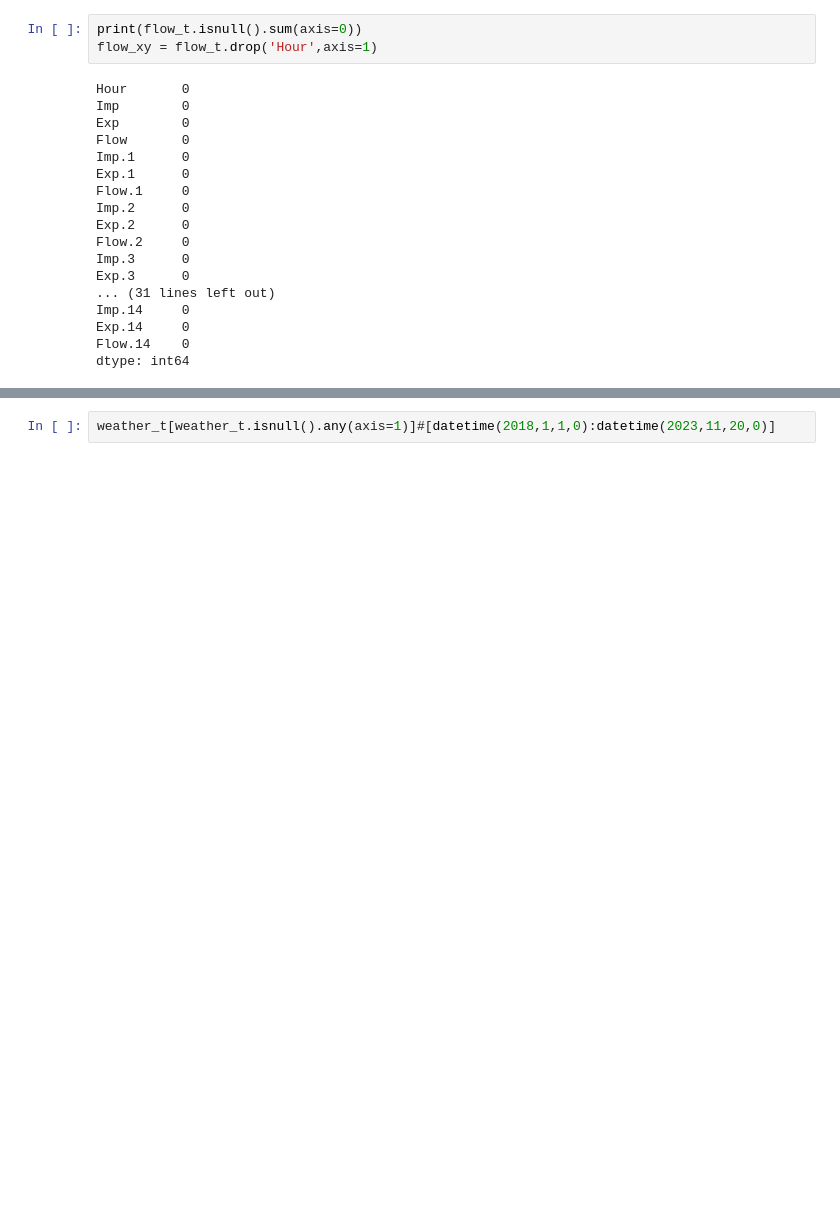
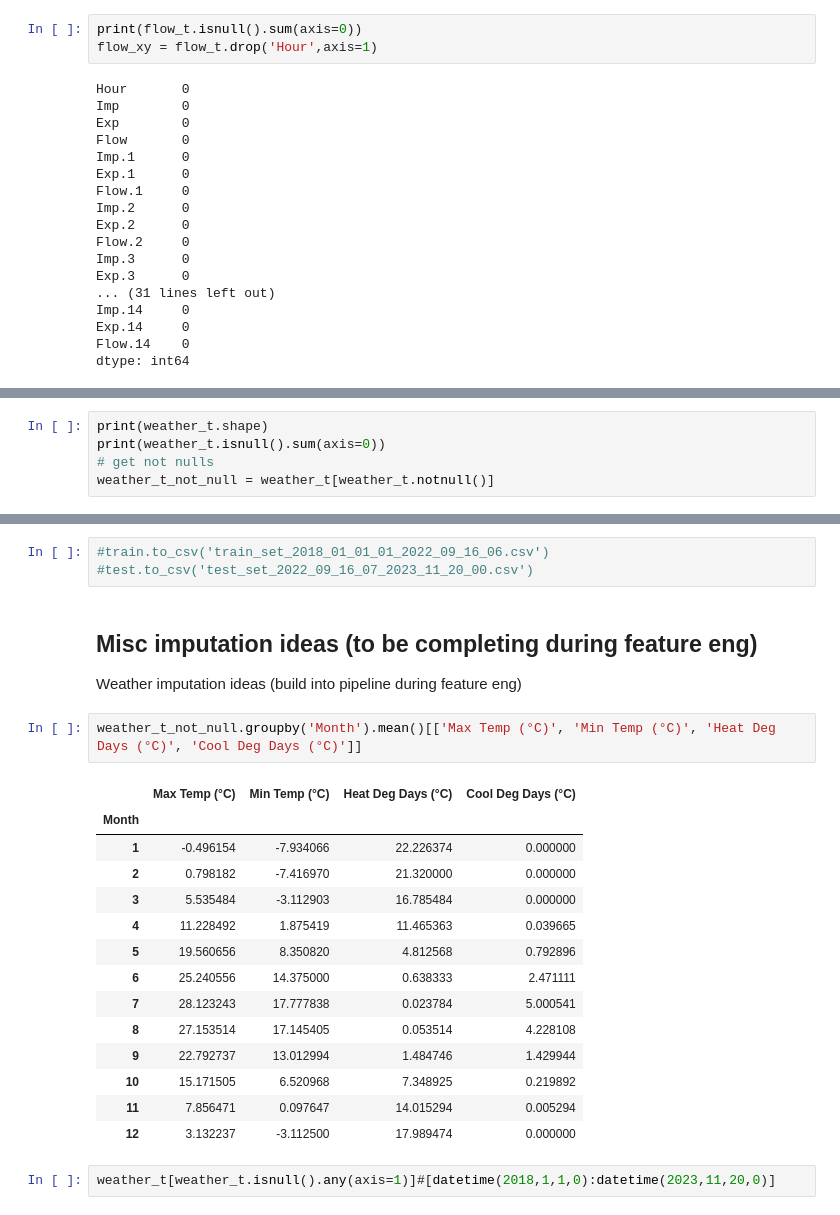
Before and after one commit to KeaganHRankin/cloud_ml_proj, a Jupyter notebook: data/power_eda.ipynb, the cells around one changed output, grey strips where cells are left out. Cells and saved outputs as stored; diff of their text form; blank space fills up the shorter version.

```diff
--- a/data/power_eda.ipynb
+++ b/data/power_eda.ipynb
@@ -489,3 +491,8 @@ weather imputation tasks:
 - input temperatures and HDD/CDD using the mean value for the month.
 - input rain, snow using total precip - other if possible, assume zero if not.
 - input wind direction and speed using K-NN imputation (as we don't have good priors on these values)
+# %%
+print(weather_t.shape)
+print(weather_t.isnull().sum(axis=0))
+# get not nulls
+weather_t_not_null = weather_t[weather_t.notnull()]
@@ -517,3 +573,26 @@ dtype: int64
+# %%
+#train.to_csv('train_set_2018_01_01_01_2022_09_16_06.csv')
+#test.to_csv('test_set_2022_09_16_07_2023_11_20_00.csv')
+# %% [markdown]
+## Misc imputation ideas (to be completing during feature eng)
+Weather imputation ideas (build into pipeline during feature eng)
+# %%
+weather_t_not_null.groupby('Month').mean()[['Max Temp (°C)', 'Min Temp (°C)', 'Heat Deg Days (°C)', 'Cool Deg Days (°C)']]
+# %% [output]
+|  | Max Temp (°C) | Min Temp (°C) | Heat Deg Days (°C) | Cool Deg Days (°C) |
+| Month |  |  |  |  |
+| 1 | -0.496154 | -7.934066 | 22.226374 | 0.000000 |
+| 2 | 0.798182 | -7.416970 | 21.320000 | 0.000000 |
+| 3 | 5.535484 | -3.112903 | 16.785484 | 0.000000 |
+| 4 | 11.228492 | 1.875419 | 11.465363 | 0.039665 |
+| 5 | 19.560656 | 8.350820 | 4.812568 | 0.792896 |
+| 6 | 25.240556 | 14.375000 | 0.638333 | 2.471111 |
+| 7 | 28.123243 | 17.777838 | 0.023784 | 5.000541 |
+| 8 | 27.153514 | 17.145405 | 0.053514 | 4.228108 |
+| 9 | 22.792737 | 13.012994 | 1.484746 | 1.429944 |
+| 10 | 15.171505 | 6.520968 | 7.348925 | 0.219892 |
+| 11 | 7.856471 | 0.097647 | 14.015294 | 0.005294 |
+| 12 | 3.132237 | -3.112500 | 17.989474 | 0.000000 |
 # %%
 weather_t[weather_t.isnull().any(axis=1)]#[datetime(2018,1,1,0):datetime(2023,11,20,0)]
 # %% [output]
```
Also changed, not shown: parts of 6 cells of this notebook, 2 other files.
